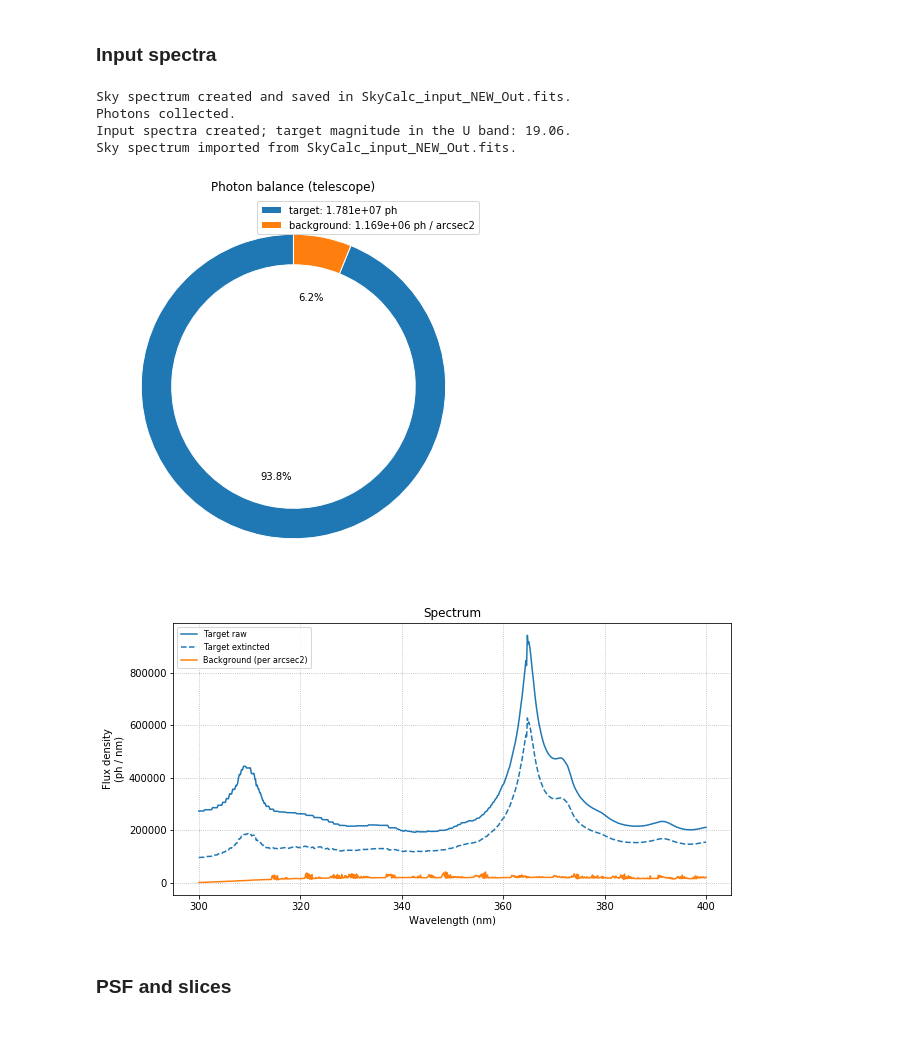
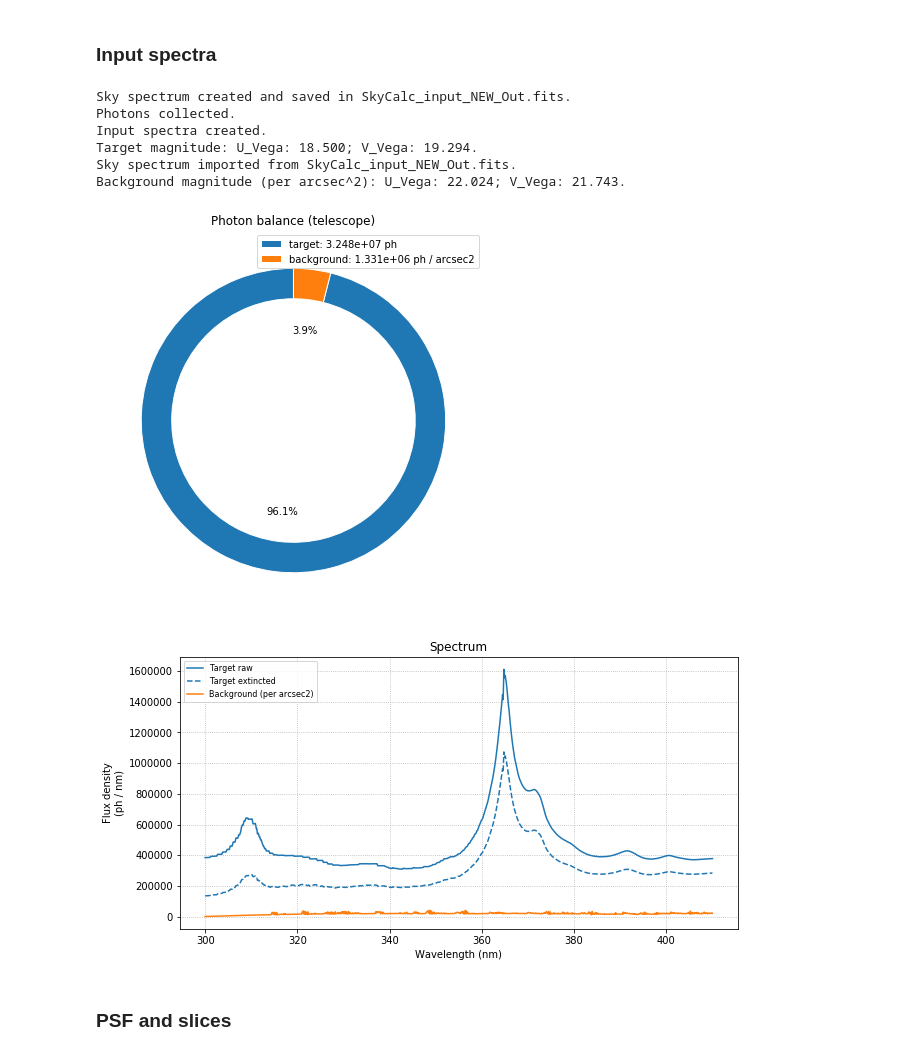
Before and after one commit to gcupani/cubes, a Jupyter notebook: sw/CUBES E2E simulator (compact).ipynb, the cells around one changed output. Drawn from its saved outputs; the diff is of its cells as text; code cells hidden in the pictures.

Commit message:
Fixed bug in how magnitude was applied (zeropoints now calibrated on constant-AB reference spectrum; AB magnitudes available)

```diff
--- a/sw/CUBES E2E simulator (compact).ipynb
+++ b/sw/CUBES E2E simulator (compact).ipynb
@@ -11,35 +11,37 @@
 # %%
 sim.spec_templ = 'custom'  # Template ('flat', 'PL', 'custom')
 sim.spec_file = 'Science_Spectra/QSO_composite.dat'  # Path to file
 
 sim.wmin = 300 * au.nm  # Minimum wavelength
-sim.wmax = 400 * au.nm  # Maximum wavelength
+sim.wmax = 410 * au.nm  # Maximum wavelength
 
-sim.mag_syst = 'Vega'  # System ('Vega')
-sim.mag_band = 'U'  # Band ('U', 'B', 'V', 'R', 'I', 'J', 'H', 'K' for Vega)
+sim.mag_syst = 'Vega'  # System ('AB', 'Vega')
+sim.mag_band = 'U'  # Band ('U', 'B', 'V')
 sim.targ_mag = 18.5  # Magnitude
 
 sim.zem = 2.0  # Emission redshift
 sim.igm_abs = 'inoue'  # IGM absorption
 
 sim.airmass = 1.16  # Airmass
 sim.pwv = 2.5  # Precipitable water vapor
 sim.moond = 0  # Days from new moon
 try:
     %run -i SkyCalc_Call.py  # Uncomment this to skip call to SkyCalc
 except:
     sim.bckg_mag = 22.5 # Background magnitude
 
 sim.texp = 3600*au.s  # Exposure time
 sim.spec_in()
 #%mprun -f sim.spec_in sim.spec_in()  # Only for memory checks
 # %% [output]
 Sky spectrum created and saved in SkyCalc_input_NEW_Out.fits.
 Photons collected.
-Input spectra created; target magnitude in the U band: 19.06.
+Input spectra created.
+Target magnitude: U_Vega: 18.500; V_Vega: 19.294.
 Sky spectrum imported from SkyCalc_input_NEW_Out.fits.
+Background magnitude (per arcsec^2): U_Vega: 22.024; V_Vega: 21.743.
-[figure, old version]
+[figure, new version]
-[figure, old version]
+[figure, new version]
 # %% [markdown]
 ### PSF and slices
 # %%
```
Also changed, not shown: parts of 3 cells of this notebook, 4 other files.
